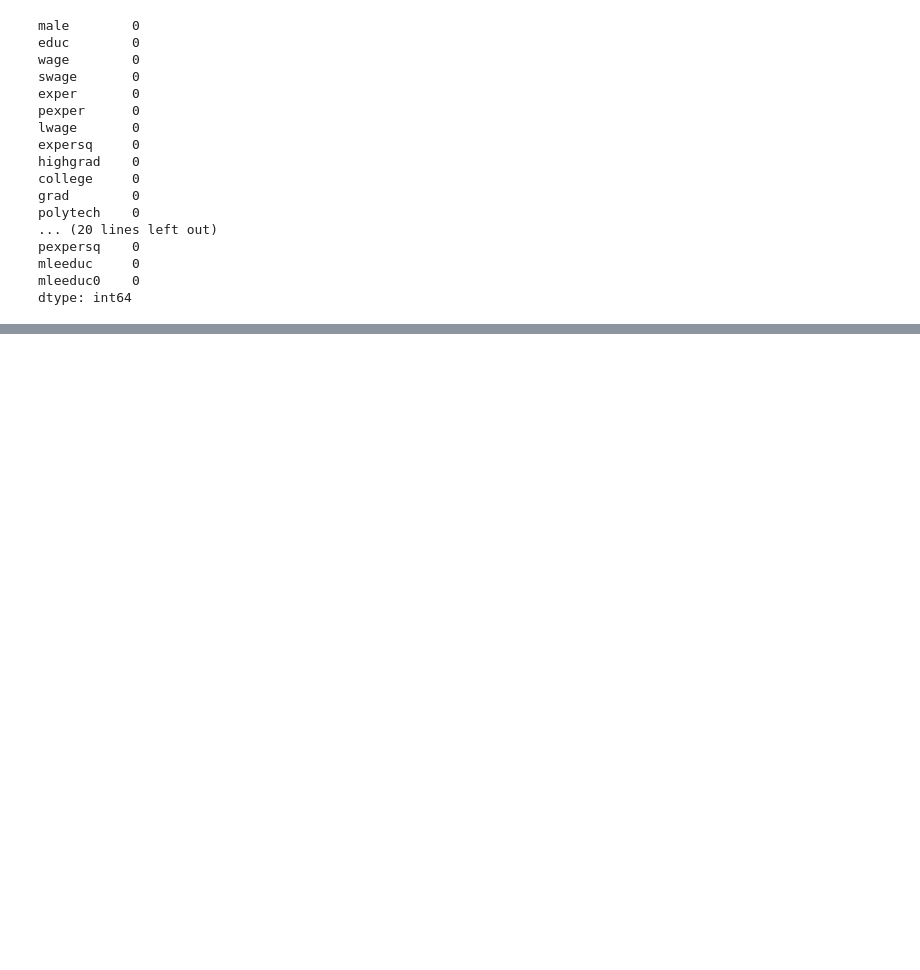
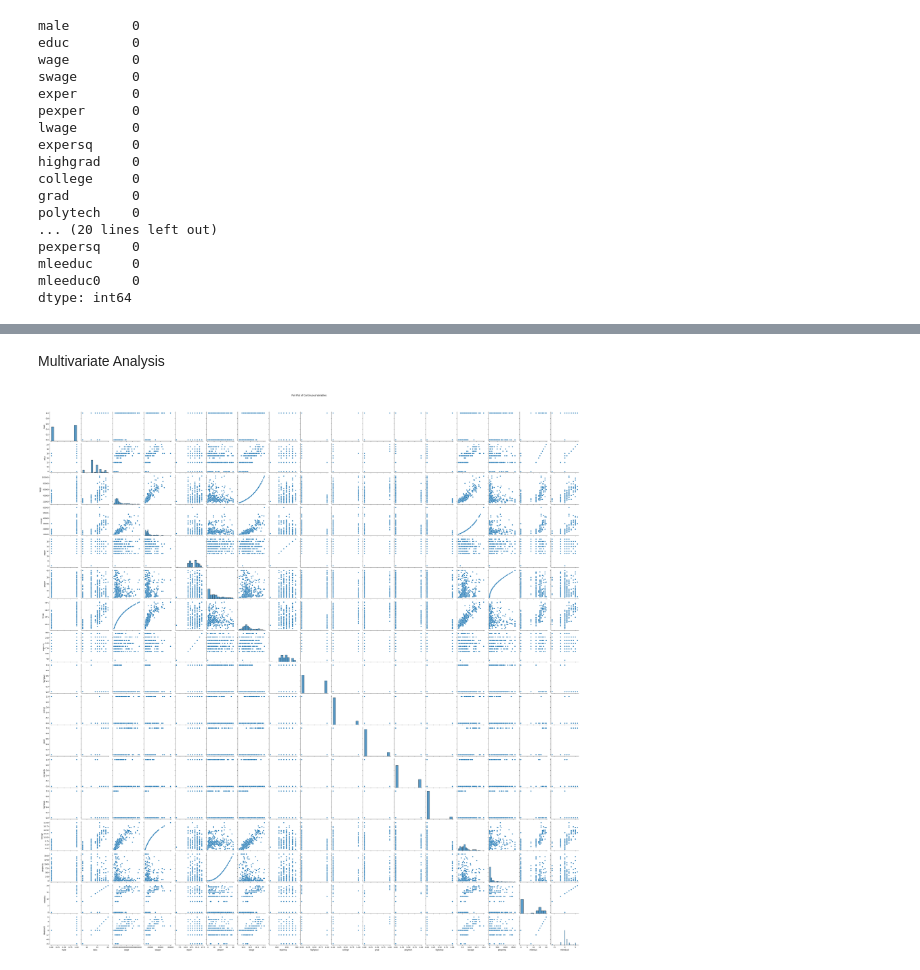
Before and after one commit to VIGNESHPERNI/EDA_21BDS0161, a Jupyter notebook: Untitled7.ipynb, the cells around one changed output, grey strips where cells are left out. Drawn from its saved outputs; the diff is of its cells as text; code cells hidden in the pictures; blank space fills up the shorter version.

```diff
--- a/Untitled7.ipynb
+++ b/Untitled7.ipynb
@@ -77,0 +159,9 @@ if 'date' in data_cleaned.columns:
+# %% [markdown]
+Multivariate Analysis
+# %%
+numeric_data = data.select_dtypes(include='number')
+sns.pairplot(numeric_data)
+plt.suptitle("Pair Plot of Continuous Variables", y=1.02)
+plt.show()
+# %% [output]
+[figure, added]
```
Also changed, not shown: parts of 11 cells of this notebook.
